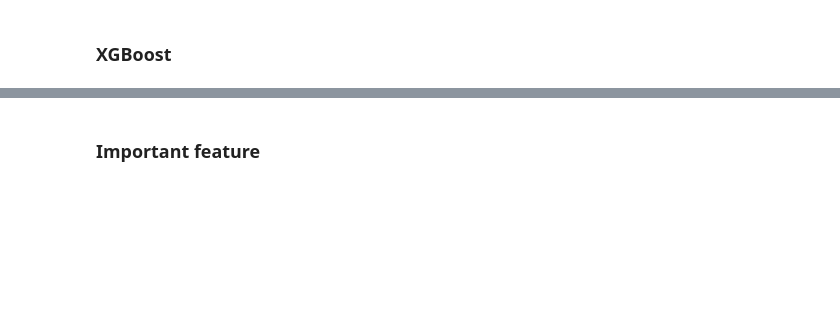
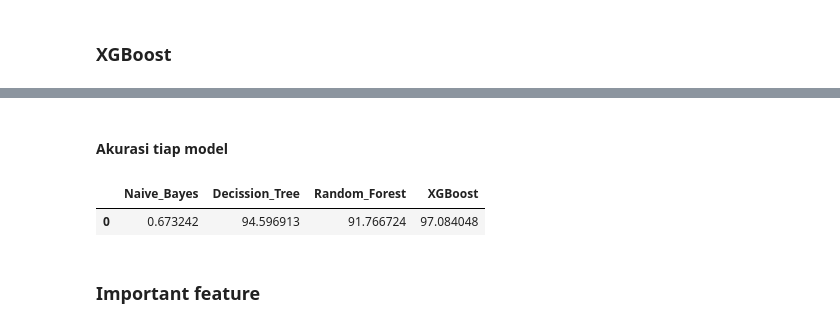
Before and after one commit to FRQNC/DatMin-Klasifikasi, a Jupyter notebook: tugas2eda.ipynb, the cells around one changed output, grey strips where cells are left out. Drawn from its saved outputs; the diff is of its cells as text; code cells hidden in the pictures; blank space fills up the shorter version.

```diff
--- a/tugas2eda.ipynb
+++ b/tugas2eda.ipynb
@@ -589,8 +589,8 @@ from sklearn.metrics import accuracy_score
 nb_model = GaussianNB()
 nb_model.fit(x_train, y_train) #latih nb_model dengan metode fit() menggunakan data train
 Y_pred = nb_model.predict(x_cv) #gunakan model untuk membuat prediksi menggunakan data X validasi
-acc = accuracy_score(y_cv, Y_pred) #buat skor akurasi dengan membandingkan hasil prediksi dengan data y validasi
+score_bayes = accuracy_score(y_cv, Y_pred) #buat skor akurasi dengan membandingkan hasil prediksi dengan data y validasi
 
-print("Akurasi {}".format(acc))
+print("Akurasi {}".format(score_bayes))
 print(classification_report(y_cv, Y_pred))
 # %% [output]
@@ -669,6 +667,15 @@ Akurasi :  96.96969696969697
     accuracy                           0.97      3498
    macro avg       0.97      0.97      0.97      3498
 weighted avg       0.97      0.97      0.97      3498
+# %% [markdown]
+#### Akurasi tiap model
+# %%
+df_acc = pd.DataFrame({'Naive_Bayes': [score_bayes], 'Decission_Tree': [score_tree],
+                       'Random_Forest': [score_forest], 'XGBoost': [score_xgb]})
+df_acc
+# %% [output]
+|  | Naive_Bayes | Decission_Tree | Random_Forest | XGBoost |
+| 0 | 0.673242 | 94.596913 | 91.766724 | 97.084048 |
 # %% [markdown]
 ### Important feature
 # %%
```
Also changed, not shown: parts of 10 cells of this notebook.
